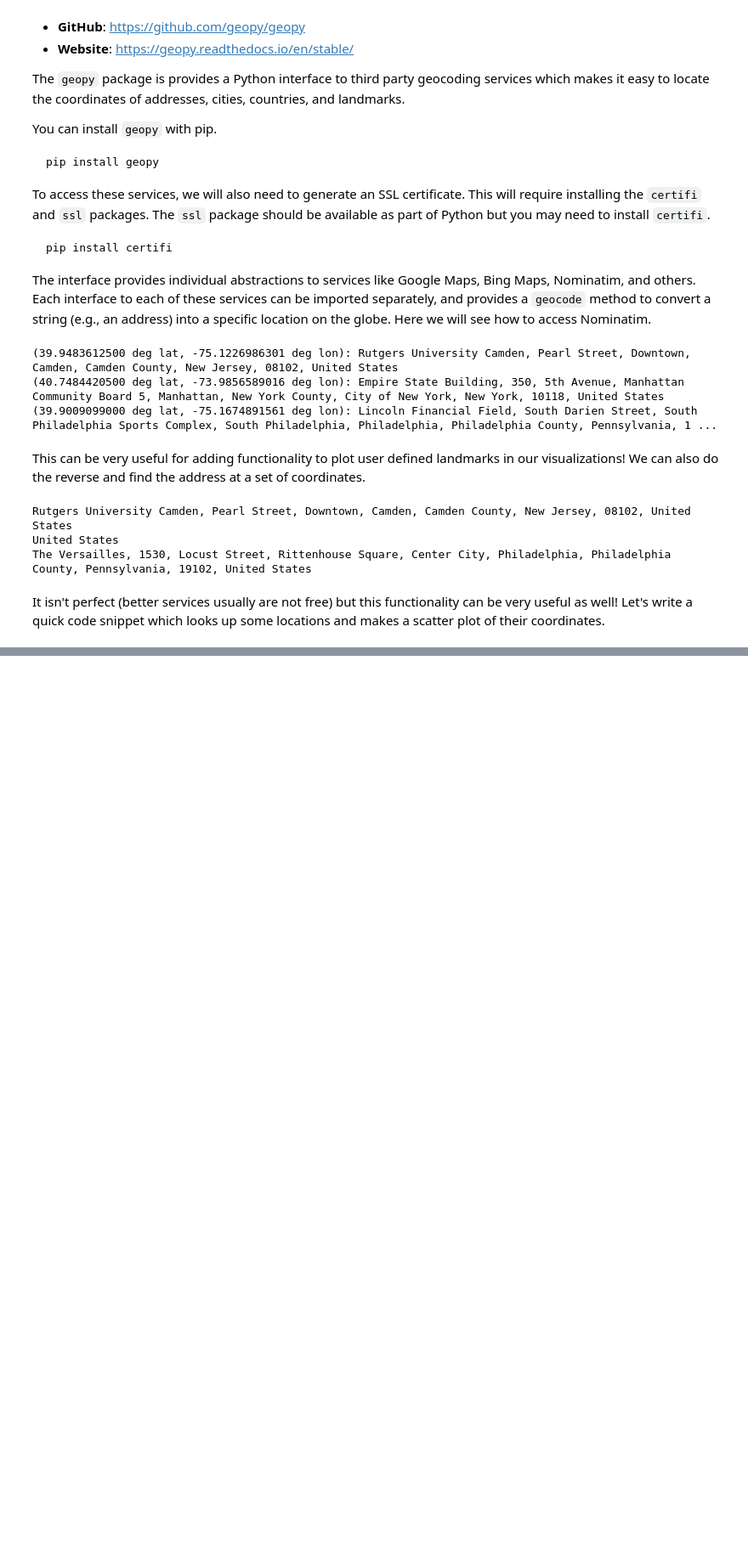
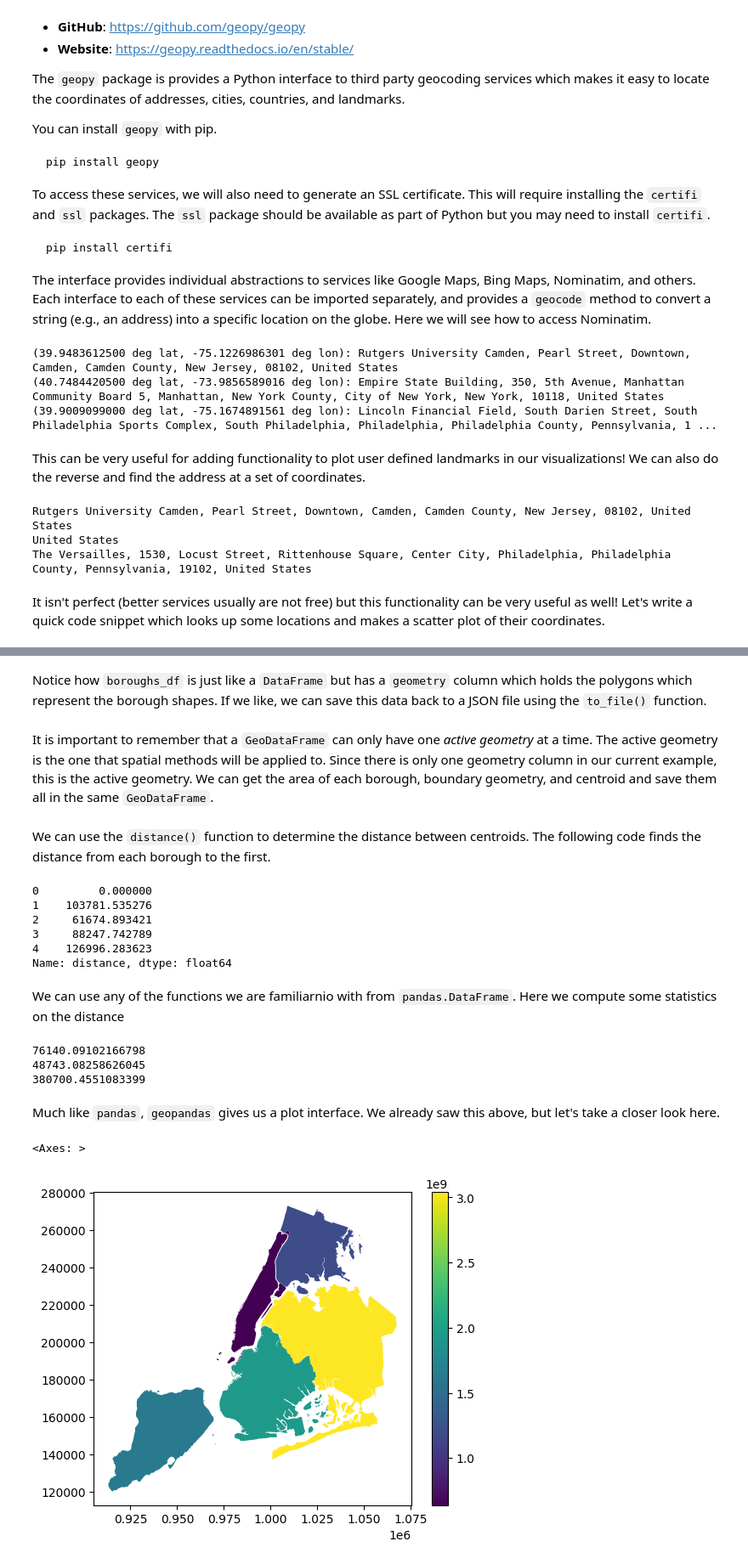
Before and after one commit to ruc-data-viz/2024-spring-class-08, a Jupyter notebook: notebooks/notebook_01_geographic_data_tools.ipynb, the cells around one changed output, grey strips where cells are left out. Shown at 85% size. Drawn from its saved outputs; the diff is of its cells as text; code cells hidden in the pictures; blank space fills up the shorter version.

Commit message:
Add geopandas examples

```diff
--- a/notebooks/notebook_01_geographic_data_tools.ipynb
+++ b/notebooks/notebook_01_geographic_data_tools.ipynb
@@ -191,0 +263,8 @@ We create a basic model of a drone.
+# %%
+# Download and get bath to data on the boundaries of NYC's boroughs
+nyc_borough_boundaries_path = geodatasets.get_path("nybb")
+
+# Read the the data into a geopandas.geodataframe
+boroughs_df = gpd.read_file(nyc_borough_boundaries_path)
+
+boroughs_df
@@ -191,0 +278,2 @@ We create a basic model of a drone.
+# %% [markdown]
+Notice how `boroughs_df` is just like a `DataFrame` but has a `geometry` column which holds the polygons which represent the borough shapes. If we like, we can save this data back to a JSON file using the `to_file()` function.
@@ -191,0 +282,36 @@ We create a basic model of a drone.
+# %% [markdown]
+It is important to remember that a `GeoDataFrame` can only have one *active geometry* at a time. The active geometry is the one that spatial methods will be applied to. Since there is only one geometry column in our current example, this is the active geometry. We can get the area of each borough, boundary geometry, and centroid and save them all in the same `GeoDataFrame`.
+# %%
+boroughs_df["area"] = boroughs_df.area
+boroughs_df["boundary"] = boroughs_df.boundary
+boroughs_df["centroid"] = boroughs_df.centroid
+# %% [markdown]
+We can use the `distance()` function to determine the distance between centroids. The following code finds the distance from each borough to the first.
+# %%
+first_point = boroughs_df["centroid"].iloc[0]
+boroughs_df["distance"] = boroughs_df["centroid"].distance(first_point)
+boroughs_df["distance"]
+# %% [output]
+0         0.000000
+1    103781.535276
+2     61674.893421
+3     88247.742789
+4    126996.283623
+Name: distance, dtype: float64
+# %% [markdown]
+We can use any of the functions we are familiarnio with from `pandas.DataFrame`. Here we compute some statistics on the distance
+# %%
+print(boroughs_df["distance"].mean())
+print(boroughs_df["distance"].std())
+print(boroughs_df["distance"].sum())
+# %% [output]
+76140.09102166798
+48743.08258626045
+380700.4551083399
+# %% [markdown]
+Much like `pandas`, `geopandas` gives us a plot interface. We already saw this above, but let's take a closer look here.
+# %%
+boroughs_df.plot("area", legend=True)
+# %% [output]
+<Axes: >
+[figure, added]
```
Also changed, not shown: parts of 17 cells of this notebook, 1 other file.
